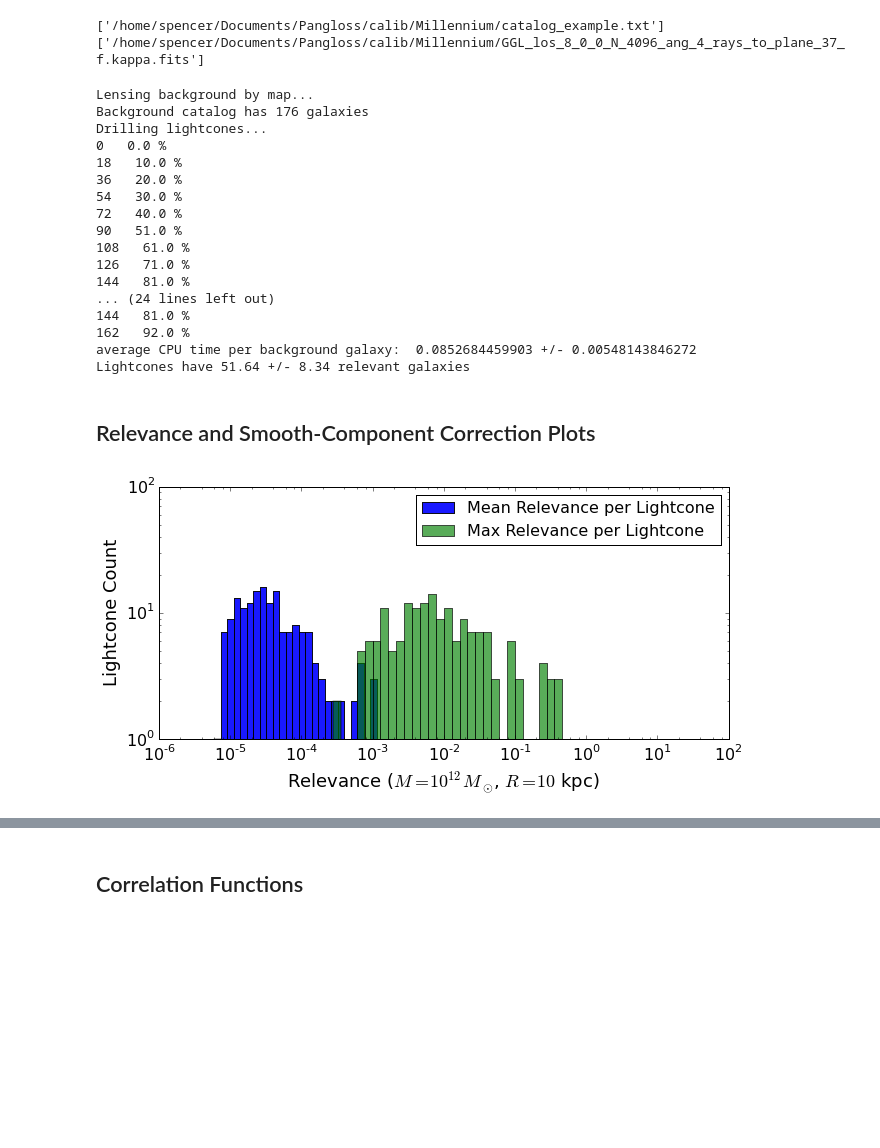
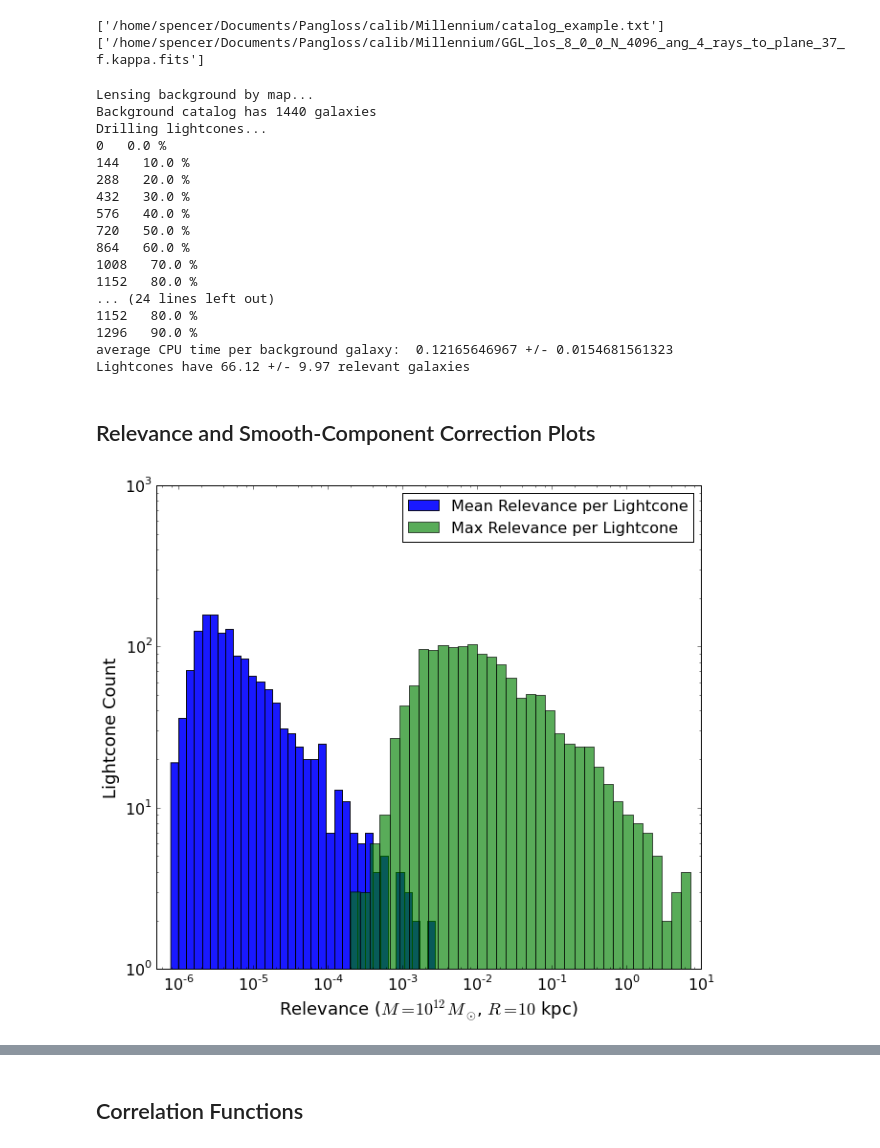
Before and after one commit to drphilmarshall/Pangloss, a Jupyter notebook: demos/ThesisPlots.ipynb, the cells around one changed output, grey strips where cells are left out. Drawn from its saved outputs; the diff is of its cells as text; code cells hidden in the pictures; blank space fills up the shorter version.

```diff
--- a/demos/ThesisPlots.ipynb
+++ b/demos/ThesisPlots.ipynb
@@ -62,9 +62,9 @@ F = pangloss.ForegroundCatalog(PANGLOSS_DIR+'/data/GGL_los_8_0_0_0_0_N_4096_ang_
 #d = [1.85,1.15,-1.85,-1.15]
 #d = [1.75,1.25,-1.75,-1.25]
 #d = [1.65,1.35,-1.65,-1.35]
-#d = [1.6,1.4,-1.6,-1.4] # 1440 galaxies
+d = [1.6,1.4,-1.6,-1.4] # 1440 galaxies
 #d = [1.55,1.45,-1.55,-1.45]
-d = [1.55,1.48,-1.55,-1.48] # 176 galaxies
+#d = [1.55,1.48,-1.55,-1.48] # 176 galaxies
 #d = [1.20,1.15,-1.50,-1.45]
 #d = [1.55,1.52,-1.61,-1.59] # only galaxies in subplot
 #d = [1.55,1.54,-1.61,-1.6] # ~3 galaxies
@@ -77,7 +77,7 @@ print 'Background catalog has',B.galaxy_count,'galaxies'
 
 # Drill the lightcones
 if vb is True: print('Drilling lightcones...')
-lc_radius = 2.0
+lc_radius = 6.0
 B.drill_lightcones(radius=lc_radius,foreground=F,save=False)
 
 # Save copy of background lightcones for relevant halos:
@@ -113,54 +113,54 @@ if smooth_compare is True:
     B_smooth.lens_by_halos(relevance_lim=relevance_lim,lookup_table=True,smooth_corr=smooth_corr)
 # %% [output]
 Lensing background by map...
-Background catalog has 176 galaxies
+Background catalog has 1440 galaxies
 Drilling lightcones...
 0   0.0 %
-18   10.0 %
-36   20.0 %
-54   30.0 %
-72   40.0 %
-90   51.0 %
-108   61.0 %
-126   71.0 %
-144   81.0 %
+144   10.0 %
+288   20.0 %
+432   30.0 %
+576   40.0 %
+720   50.0 %
+864   60.0 %
+1008   70.0 %
+1152   80.0 %
 ... (24 lines left out)
-144   81.0 %
-162   92.0 %
-average CPU time per background galaxy:  0.0852684459903 +/- 0.00548143846272
-Lightcones have 51.64 +/- 8.34 relevant galaxies
+1152   80.0 %
+1296   90.0 %
+average CPU time per background galaxy:  0.12165646967 +/- 0.0154681561323
+Lightcones have 66.12 +/- 9.97 relevant galaxies
 # %% [markdown]
 ## Relevance and Smooth-Component Correction Plots
 # %%
 # Plot 'relevance' distribution
 if relevance_lim == 0.0 and rel_plots is True:
     mean_relevance = [np.mean(lightcone.galaxies['relevance']) for lightcone in B.lightcones]
     max_relevance = [np.max(lightcone.galaxies['relevance']) for lightcone in B.lightcones]
 
     #plt.subplot(1, 2, 1)
     plt.hist(mean_relevance,label='Mean Relevance per Lightcone',alpha=0.9,log=True,bins=(10**np.linspace(np.log10(np.min(mean_relevance)),np.log10(np.max(mean_relevance)),50)))
     plt.hist(max_relevance,label='Max Relevance per Lightcone',facecolor='green',alpha=0.65,log=True,bins=(10**np.linspace(np.log10(np.min(max_relevance)),np.log10(np.max(max_relevance)),50)))
     plt.gca().set_xscale("log")
     plt.xlabel(r'Relevance ($M=10^{12}M_\odot$, $R=10$ kpc)',fontsize=18)
     #plt.xlabel('Mean Relevance per Lightcone',fontsize=18)
     plt.ylabel('Lightcone Count'.format(B.galaxy_count),fontsize=18)
     plt.tick_params(axis='both', which='major', labelsize=16)
     plt.legend(fontsize=16)
 
     '''
     plt.subplot(1, 2, 2)
     max_relevance = [np.max(lightcone.galaxies['relevance']) for lightcone in B.lightcones]
     plt.hist(max_relevance,alpha=0.75,log=True,bins=(10**np.linspace(np.log10(np.min(max_relevance)),np.log10(np.max(max_relevance)),50)))
     plt.gca().set_xscale("log")
     plt.xlabel('Max Relevance per Lightcone',fontsize=18)
     plt.ylabel('Lightcone Count'.format(B.galaxy_count),fontsize=18)
     plt.tick_params(axis='both', which='major', labelsize=16)
     '''
-
+    plt.xlim([5e-7,10])
     plt.gcf().tight_layout()
-    plt.gcf().set_size_inches(10,5)
+    plt.gcf().set_size_inches(10,10)
 # %% [output]
-[figure, old version]
+[figure, new version]
 # %%
 # Plot smooth-component correction densities and contributtions
 if smooth_plots is True:
```
Also changed, not shown: parts of 9 cells of this notebook, 2 other files.
